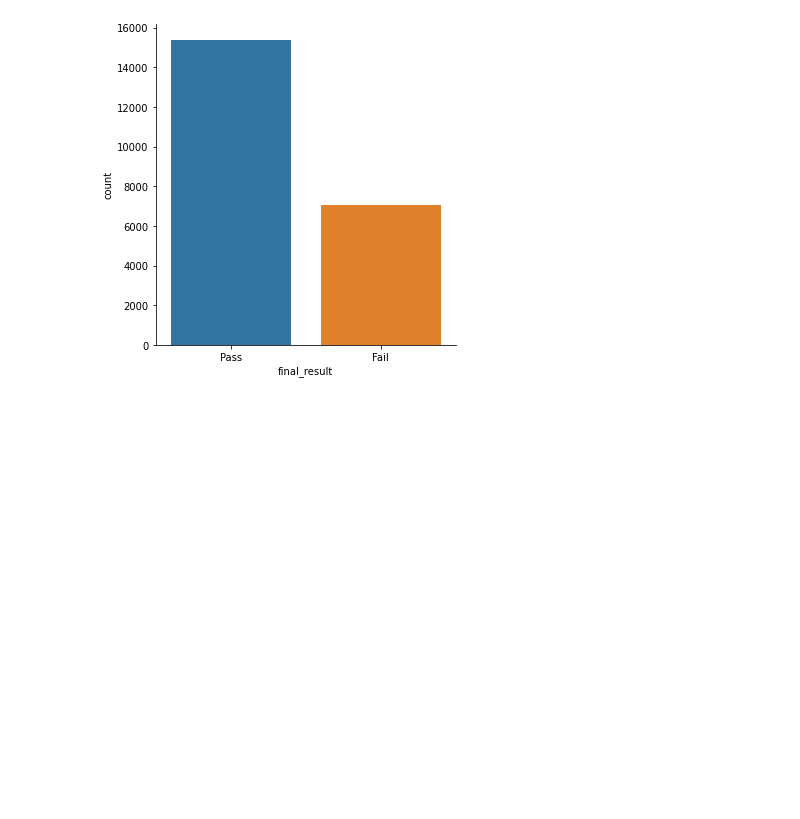
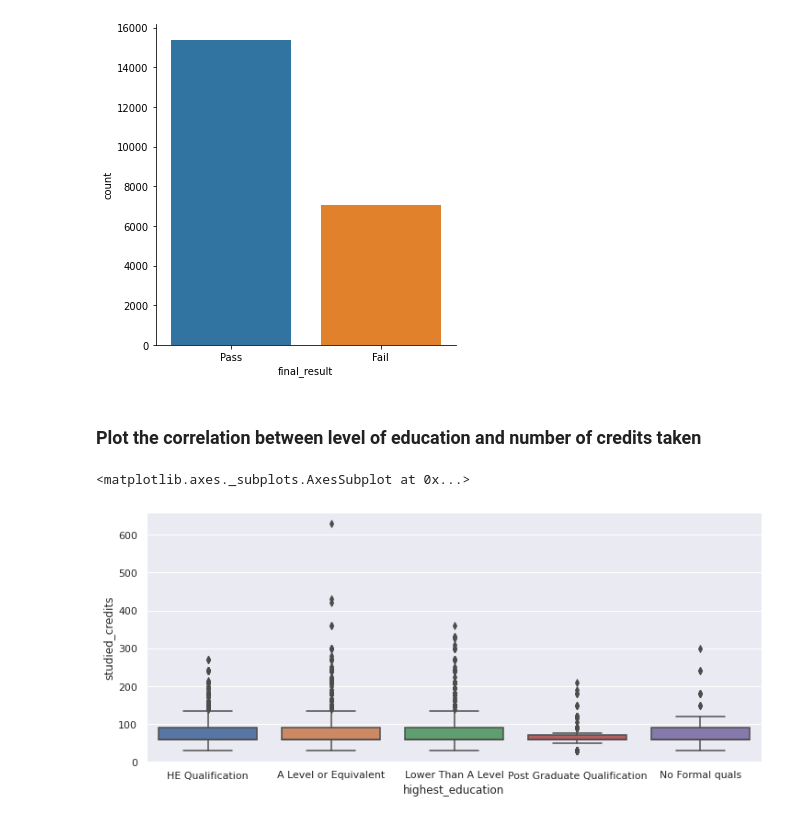
Before and after one commit to FaiZaman/Early-Identification-of-Failing-Students, a Jupyter notebook: Predicting Failing Students.ipynb, the cells around one changed output. Drawn from its saved outputs; the diff is of its cells as text; code cells hidden in the pictures; blank space fills up the shorter version.

```diff
--- a/Predicting Failing Students.ipynb
+++ b/Predicting Failing Students.ipynb
@@ -47,3 +55,11 @@ sns.catplot(x="final_result", data=pass_fail_info, kind="count", height=5)
 # %% [output]
 <seaborn.axisgrid.FacetGrid at 0x...>
 [figure]
+# %% [markdown]
+### Plot the correlation between level of education and number of credits taken
+# %%
+sns.set(rc={'figure.figsize':(12, 5)})
+sns.boxplot(x = 'highest_education', y = 'studied_credits', data=pass_fail_info)
+# %% [output]
+<matplotlib.axes._subplots.AxesSubplot at 0x...>
+[figure, added]
```
Also changed, not shown: parts of 13 cells of this notebook.
